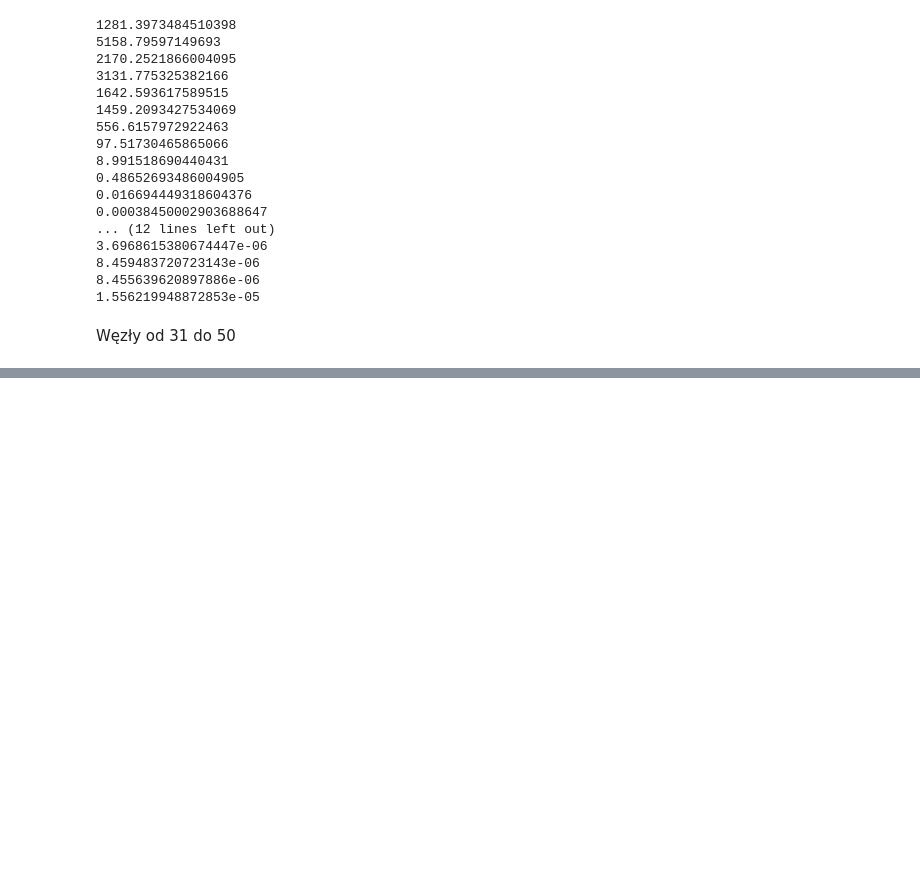
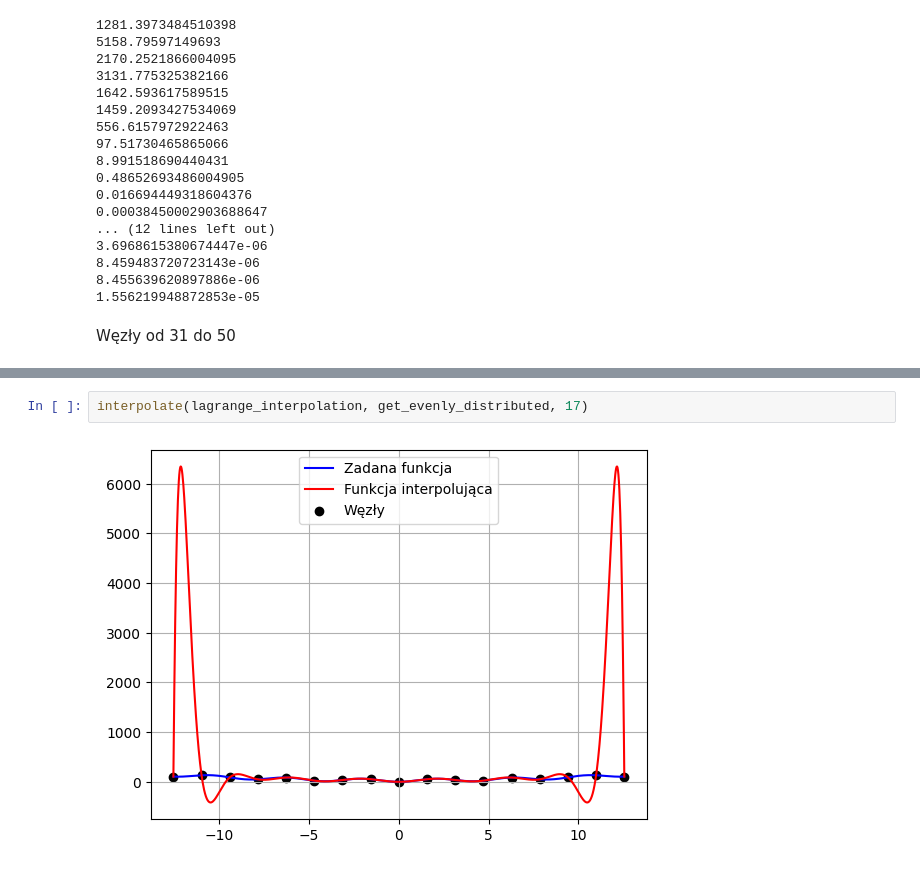
Before and after one commit to JakubFr4czek/MOwNiT, a Jupyter notebook: Lab2c/Nie do oceny/fraczek_2c.ipynb, the cells around one changed output, grey strips where cells are left out. Cells and saved outputs as stored; diff of their text form; blank space fills up the shorter version.

```diff
--- a/Lab2c/fraczek_2c.ipynb
+++ b/Lab2c/Nie do oceny/fraczek_2c.ipynb
@@ -852,0 +821,4 @@ interpolation_mean_difference(hermite_interpolation, get_chebyshev_nodes, 1000,
+# %%
+interpolate(lagrange_interpolation, get_evenly_distributed, 17)
+# %% [output]
+[figure, added]
```
Also changed, not shown: parts of 15 cells of this notebook, 22 other files.
